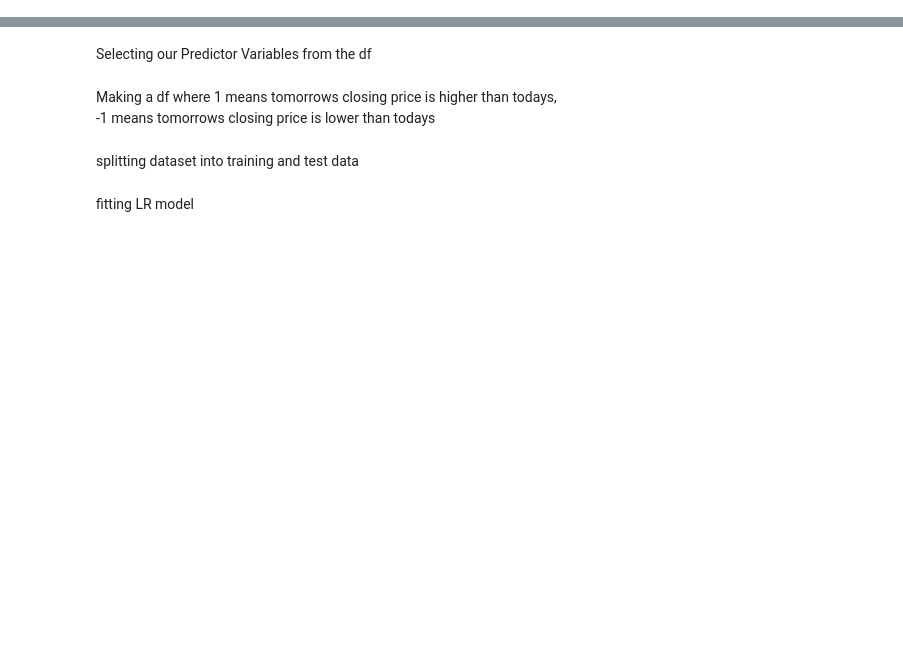
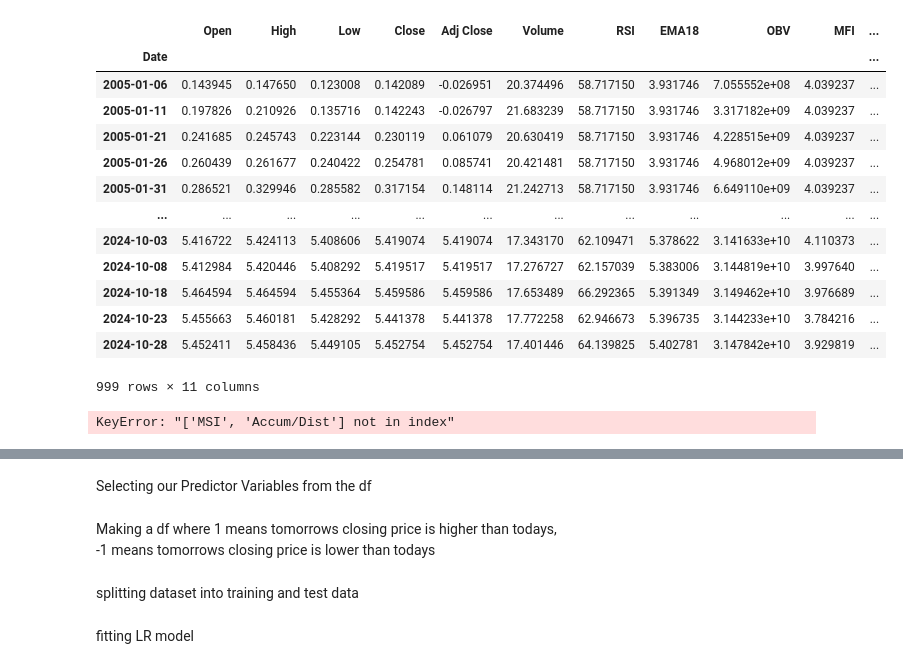
Before and after one commit to ethan-dsouza-dev/Quantico, a Jupyter notebook: main.ipynb, the cells around one changed output, grey strips where cells are left out. Cells and saved outputs as stored; diff of their text form; code cells hidden in the pictures; blank space fills up the shorter version.

```diff
--- a/main.ipynb
+++ b/main.ipynb
@@ -12,0 +60,24 @@ df = get_indicator_data("AAPL")
+# %%
+df_copy
+# %% [output]
+|  | Open | High | Low | Close | Adj Close | Volume | RSI | EMA18 | OBV | MFI | ... |
+| Date |  |  |  |  |  |  |  |  |  |  | ... |
+| 2005-01-06 | 0.143945 | 0.147650 | 0.123008 | 0.142089 | -0.026951 | 20.374496 | 58.717150 | 3.931746 | 7.055552e+08 | 4.039237 | ... |
+| 2005-01-11 | 0.197826 | 0.210926 | 0.135716 | 0.142243 | -0.026797 | 21.683239 | 58.717150 | 3.931746 | 3.317182e+09 | 4.039237 | ... |
+| 2005-01-21 | 0.241685 | 0.245743 | 0.223144 | 0.230119 | 0.061079 | 20.630419 | 58.717150 | 3.931746 | 4.228515e+09 | 4.039237 | ... |
+| 2005-01-26 | 0.260439 | 0.261677 | 0.240422 | 0.254781 | 0.085741 | 20.421481 | 58.717150 | 3.931746 | 4.968012e+09 | 4.039237 | ... |
+| 2005-01-31 | 0.286521 | 0.329946 | 0.285582 | 0.317154 | 0.148114 | 21.242713 | 58.717150 | 3.931746 | 6.649110e+09 | 4.039237 | ... |
+| ... | ... | ... | ... | ... | ... | ... | ... | ... | ... | ... | ... |
+| 2024-10-03 | 5.416722 | 5.424113 | 5.408606 | 5.419074 | 5.419074 | 17.343170 | 62.109471 | 5.378622 | 3.141633e+10 | 4.110373 | ... |
+| 2024-10-08 | 5.412984 | 5.420446 | 5.408292 | 5.419517 | 5.419517 | 17.276727 | 62.157039 | 5.383006 | 3.144819e+10 | 3.997640 | ... |
+| 2024-10-18 | 5.464594 | 5.464594 | 5.455364 | 5.459586 | 5.459586 | 17.653489 | 66.292365 | 5.391349 | 3.149462e+10 | 3.976689 | ... |
+| 2024-10-23 | 5.455663 | 5.460181 | 5.428292 | 5.441378 | 5.441378 | 17.772258 | 62.946673 | 5.396735 | 3.144233e+10 | 3.784216 | ... |
+| 2024-10-28 | 5.452411 | 5.458436 | 5.449105 | 5.452754 | 5.452754 | 17.401446 | 64.139825 | 5.402781 | 3.147842e+10 | 3.929819 | ... |
+999 rows × 11 columns
+# %%
+df_copy = (df_copy - df_copy.mean())/df_copy.std()
+columns = ["Open", "High", "Low", "Close"]
+df_copy = df_copy.loc[:, ["RSI", "EMA18", "OBV", "MSI", 'Accum/Dist']]
+df_copy.head()
+# %% [output]
+KeyError: "['MSI', 'Accum/Dist'] not in index"
```
Also changed, not shown: parts of 15 cells of this notebook.
